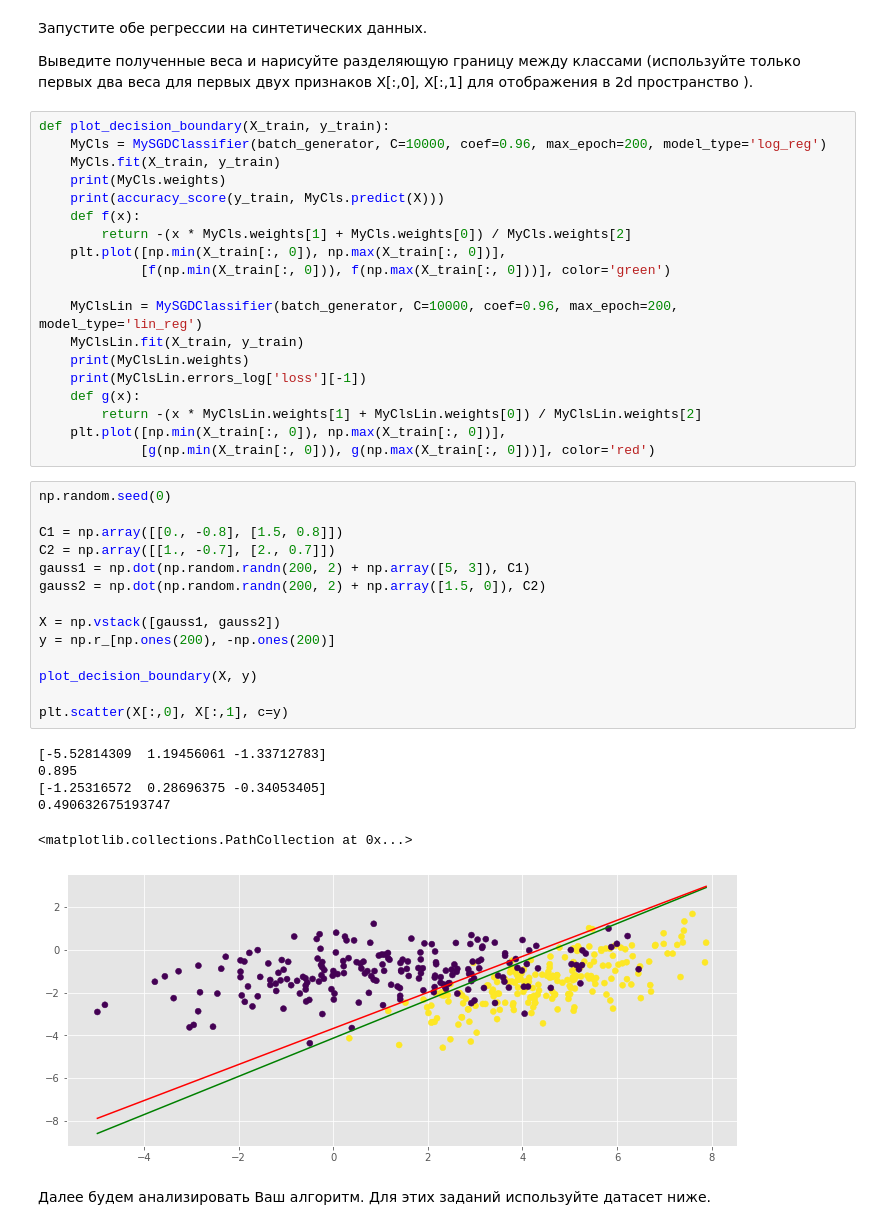
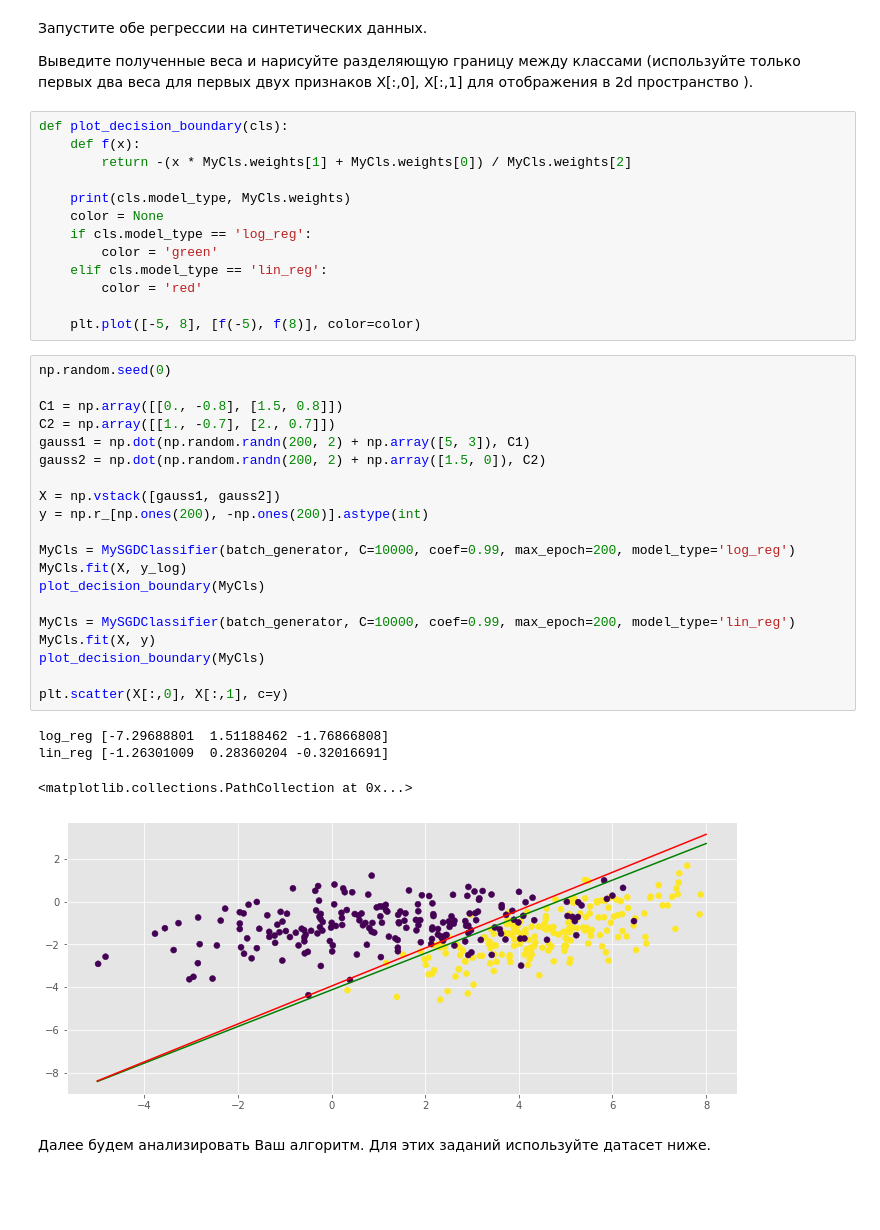
Before and after one commit to vid1525/ml2020-09, a Jupyter notebook: vasenkov_hw2.ipynb, the cells around one changed output. Drawn from its saved outputs; the diff is of its cells as text; blank space fills up the shorter version.

```diff
--- a/vasenkov_hw2.ipynb
+++ b/vasenkov_hw2.ipynb
@@ -409,46 +409,44 @@ class MySGDClassifier(BaseEstimator, ClassifierMixin):
 
 
 Выведите полученные веса и нарисуйте разделяющую границу между классами (используйте только первых два веса для первых двух признаков X[:,0], X[:,1] для отображения в 2d пространство ).
-# %%
-def plot_decision_boundary(X_train, y_train):
-    MyCls = MySGDClassifier(batch_generator, C=10000, coef=0.96, max_epoch=200, model_type='log_reg')
-    MyCls.fit(X_train, y_train)
-    print(MyCls.weights)
-    print(accuracy_score(y_train, MyCls.predict(X)))
-    def f(x):
-        return -(x * MyCls.weights[1] + MyCls.weights[0]) / MyCls.weights[2]
-    plt.plot([np.min(X_train[:, 0]), np.max(X_train[:, 0])],
-             [f(np.min(X_train[:, 0])), f(np.max(X_train[:, 0]))], color='green')
-
-    MyClsLin = MySGDClassifier(batch_generator, C=10000, coef=0.96, max_epoch=200, model_type='lin_reg')
-    MyClsLin.fit(X_train, y_train)
-    print(MyClsLin.weights)
-    print(MyClsLin.errors_log['loss'][-1])
-    def g(x):
-        return -(x * MyClsLin.weights[1] + MyClsLin.weights[0]) / MyClsLin.weights[2]
-    plt.plot([np.min(X_train[:, 0]), np.max(X_train[:, 0])],
-             [g(np.min(X_train[:, 0])), g(np.max(X_train[:, 0]))], color='red')
+# %%
+def plot_decision_boundary(cls):
+    def f(x):
+        return -(x * MyCls.weights[1] + MyCls.weights[0]) / MyCls.weights[2]
+
+    print(cls.model_type, MyCls.weights)
+    color = None
+    if cls.model_type == 'log_reg':
+        color = 'green'
+    elif cls.model_type == 'lin_reg':
+        color = 'red'
+
+    plt.plot([-5, 8], [f(-5), f(8)], color=color)
 # %%
 np.random.seed(0)
 
 C1 = np.array([[0., -0.8], [1.5, 0.8]])
 C2 = np.array([[1., -0.7], [2., 0.7]])
 gauss1 = np.dot(np.random.randn(200, 2) + np.array([5, 3]), C1)
 gauss2 = np.dot(np.random.randn(200, 2) + np.array([1.5, 0]), C2)
 
 X = np.vstack([gauss1, gauss2])
-y = np.r_[np.ones(200), -np.ones(200)]
+y = np.r_[np.ones(200), -np.ones(200)].astype(int)
 
-plot_decision_boundary(X, y)
+MyCls = MySGDClassifier(batch_generator, C=10000, coef=0.99, max_epoch=200, model_type='log_reg')
+MyCls.fit(X, y_log)
+plot_decision_boundary(MyCls)
+
+MyCls = MySGDClassifier(batch_generator, C=10000, coef=0.99, max_epoch=200, model_type='lin_reg')
+MyCls.fit(X, y)
+plot_decision_boundary(MyCls)
 
 plt.scatter(X[:,0], X[:,1], c=y)
 # %% [output]
-[-5.52814309  1.19456061 -1.33712783]
-0.895
-[-1.25316572  0.28696375 -0.34053405]
-0.490632675193747
+log_reg [-7.29688801  1.51188462 -1.76866808]
+lin_reg [-1.26301009  0.28360204 -0.32016691]
 <matplotlib.collections.PathCollection at 0x...>
-[figure, old version]
+[figure, new version]
 # %% [markdown]
 Далее будем анализировать Ваш алгоритм.
 Для этих заданий используйте датасет ниже.
```
Also changed, not shown: parts of 8 cells of this notebook.
